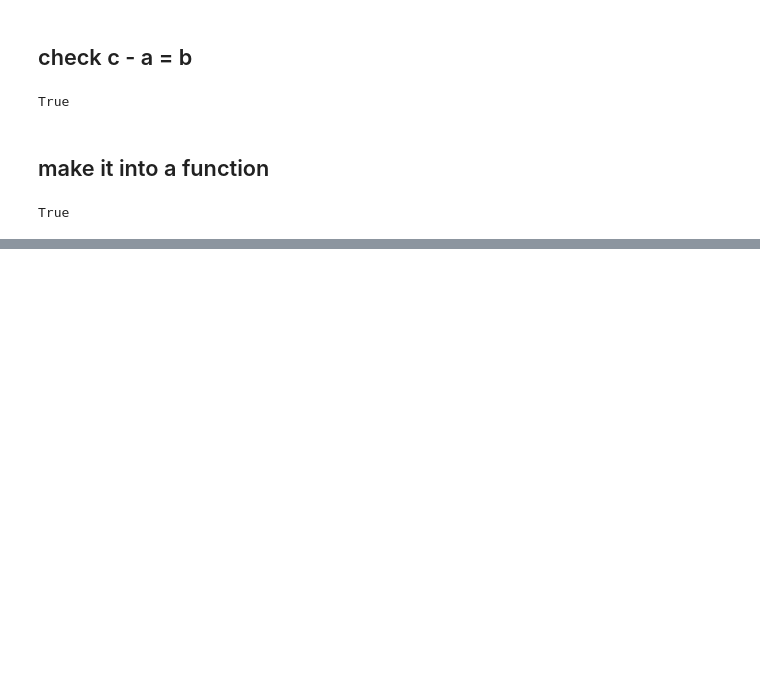
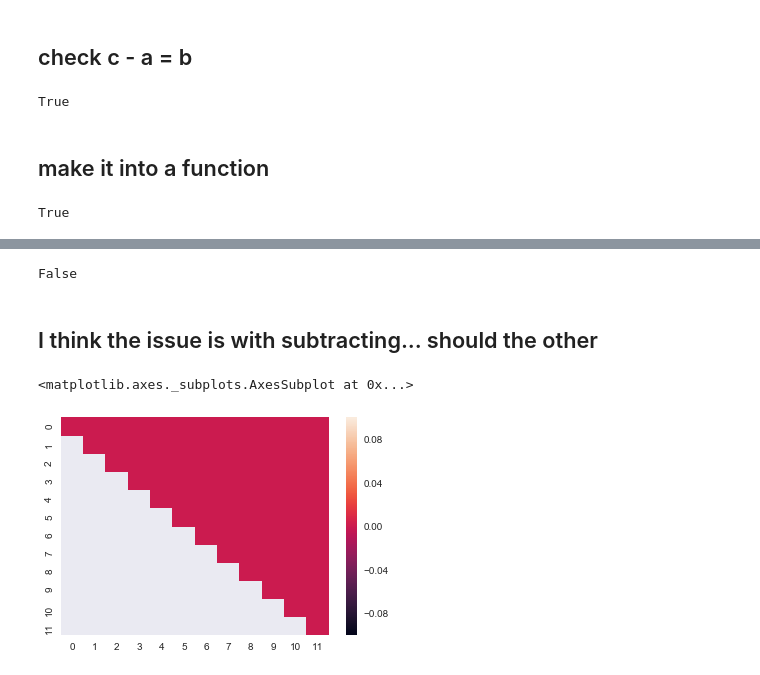
Before and after one commit to ContextLab/supereeg_paper, a Jupyter notebook: recon/Subtraction.ipynb, the cells around one changed output, grey strips where cells are left out. Saved outputs shown, nothing was run; the diff lists cells and outputs as text; code cells hidden in the pictures; blank space fills up the shorter version.

Commit message:
working on subtraction

```diff
--- a/recon/Subtraction.ipynb
+++ b/recon/Subtraction.ipynb
@@ -120,0 +165,2 @@ True
+# %%
+weights = _log_rbf(sub_locs, locs, width=20)
@@ -120,0 +173,7 @@ True
+# %%
+coord = tuple((3, 0))
+
+
+## these
+try_old = _compute_coord_old(coord, weights, Z)
+try_new = _to_exp_real(np.asarray(_compute_coord(coord, weights, Z)))
@@ -120,0 +192,2 @@ True
+# %%
+next_weights_log = np.add.outer(weights[coord[0], :], weights[coord[1], :])
@@ -120,0 +206,7 @@ True
+# %%
+upper_tri = next_weights_log
+### should I replace the 0s with infs?? ## fill in with neg infs
+upper_tri[np.tril_indices(upper_tri.shape[0], -1)] = np.inf
+subtract_log = _logsubexp(next_weights_log, upper_tri)
+
+#subtract_log =_logsubexp(next_weights_log, np.triu(next_weights_log))
@@ -120,0 +290,11 @@ True
+# %%
+np.allclose(subtract_exp, _to_exp_real(subtract_log))
+# %% [output]
+False
+# %% [markdown]
+## I think the issue is with subtracting... should the other
+# %%
+sns.heatmap(_to_exp_real(subtract_log))
+# %% [output]
+<matplotlib.axes._subplots.AxesSubplot at 0x...>
+[figure, added]
```
Also changed, not shown: parts of 35 cells of this notebook, 1 other file.
